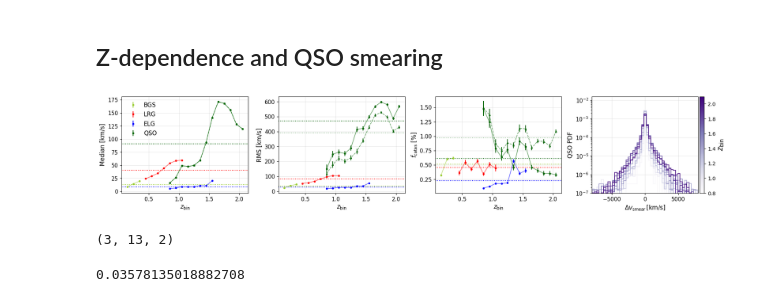
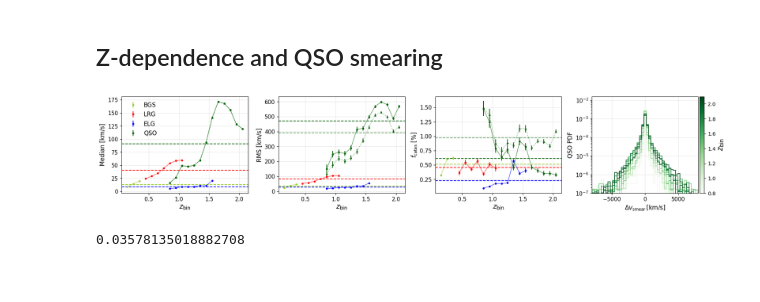
Before and after one commit to ShengyuHE/desi_y3_redshift_errors, a Jupyter notebook: main/repeat_obs/notebooks/dv_distribution.ipynb, the cells around one changed output. Drawn from its saved outputs; the diff is of its cells as text; code cells hidden in the pictures.

```diff
--- a/main/repeat_obs/notebooks/dv_distribution.ipynb
+++ b/main/repeat_obs/notebooks/dv_distribution.ipynb
@@ -53,7 +56,7 @@ def get_cthr(tracer):
 # %%
 # plot the overall dv distribution
 fig = plt.figure(figsize=(18, 3))
-gs = gridspec.GridSpec(1,4,wspace=0.12,hspace=0.1,left=0.05, right=0.98, top=0.95, bottom=0.05)
+gs = gridspec.GridSpec(1,4,wspace=0.12,hspace=0.1)
 
 tracers = ['BGS', 'LRG', 'ELG', 'QSO']
 for idx, tracer in enumerate(tracers):
@@ -106,7 +109,7 @@ for idx, tracer in enumerate(tracers):
         ax_in.spines[spine].set_linewidth(0.8)
 
 if save_fig == True:
-    plt.savefig(OVERLEAF_DIR+f'/hist_model_redshift_errors', dpi=300, bbox_inches='tight')
+    plt.savefig(OVERLEAF_DIR+f'/hist_redshift_errors', dpi=300, bbox_inches='tight')
 # %% [output]
 BGS z (0.1, 0.4) Median:13.32 RMS:35.99 fc:0.51%
 LRG z (0.4, 1.1) Median:40.68 RMS:82.12 fc:0.46%
@@ -115,0 +119,27 @@ QSO z (0.8, 2.1) Median:90.96 RMS:471.24 fc:0.61%
+# %%
+# the assymetric distribution of dv
+for tracer in ['LRG','ELG','QSO']:
+    step = 0.1
+    if tracer == 'QSO': step=0.2
+    (zmin, zmax) = REDSHIFT_OVERALL[tracer[:3]]
+    catasmin, catasmax, catasbin = 1, 6, 0.2
+    bins = np.arange(catasmin, catasmax, catasbin)
+    zrange = np.round(np.arange(zmin, zmax+ step/2, step), 1)
+    zbins = list(zip(zrange[:-1], zrange[1:]))
+
+    # plot
+    fig = plt.figure(figsize=(20, 3))
+    gs = gridspec.GridSpec(1,len(zbins),wspace=0.05,hspace=0.1)
+    for indz, (z1, z2) in enumerate(zbins):
+        dv = generate_dv(tracer[:3], z1, z2)
+        dv_pos = dv[dv > 0]
+        dv_neg = dv[dv < 0]
+        ax = plt.subplot(gs[indz])
+        ax.hist(np.log10(dv_pos), bins=bins, histtype='step', lw=1.4, color='red',  label=f'dv > 0')
+        ax.hist(np.log10(-dv_neg), bins=bins, histtype='step', lw=1.4, color='blue', label=f'dv < 0')
+        ax.set_yscale("log")
+        if indz>0:
+            ax.set_yticklabels([])
+        ax.set_title(f'{tracer} z{z1}-{z2}')
+        if indz==0:
+            ax.legend()
@@ -167,16 +201,16 @@ for idxt, tracer in enumerate(tracers):
                     marker= '^' if tracer == 'QSO_3cut' else 'o', markersize=3,
                     color = color, linestyle='none',)
         if idxt == 4:
-            ax.plot(zmid_list, means, color=color, lw=1.2, alpha=0.6, ls='--')
+            ax.plot(zmid_list, means, color=color, lw=1.2, alpha=0.6, ls=':')
         else:
             ax.plot(zmid_list, means, color=color, lw=1.2, alpha=0.6)
         # === add horizontal line for global value ===
         yvalue = overall_values[tracer][idxq]
         yvar = metrics_tab[metrics_tab["tracer"] == f"{tracer[:3]}_z{zmin}_{zmax}"][qlabels[idxq]][0]
-        ax.axhline(y=yvalue, color=color, linestyle=':', lw=1.4, alpha=0.4 if tracer == 'QSO_3cut' else 1.0)
+        ax.axhline(y=yvalue, color=color, linestyle='--', lw=1.4, alpha=0.6 if tracer == 'QSO_3cut' else 1.0)
         # ax.axhspan(yvalue-yvar, yvalue+yvar, color=color, alpha=0.3)
         # plot axes settings
-        ax.set_xlabel(r"$z_{\mathrm{bin}}$", fontsize=12)
+        ax.set_xlabel(r"$z_{\mathrm{bin}}$", fontsize=14)
         ax.set_ylabel(ylabel, fontsize=12)
         ax.tick_params(axis='both', labelsize=11)
         ax.grid(alpha=0.3)
@@ -195,44 +229,40 @@ for idxt, tracer in enumerate(tracers):
         dv_edges = np.linspace(-cthr, cthr, 60)
         dv_centers = 0.5 * (dv_edges[:-1] + dv_edges[1:])
         # colormap to encode redshift
-        cmap = plt.cm.Purples
+        cmap = plt.cm.Greens
         norm = plt.Normalize(vmin=z_edges[0], vmax=z_edges[-1])
         for (z1, z2), zmid in zip(zbins, z_mids):
             dv = generate_dv('QSO', z1, z2)
             dv_smear = dv[abs(dv) < cthr]
             # counts, _ = np.histogram(dv_smear, bins=dv_edges, density=True)
             # axh.plot(
             #     dv_centers, counts,
             #     color=cmap(norm(zmid)), lw=1.2,
             #     label=f"{zmid:.1f}" if zmid in z_mids[::3] else None  # fewer labels
             # )
             axh.hist(
                 dv_smear, bins=dv_edges,
                 histtype='step', density=True,
                 color=cmap(norm(zmid)), lw=1.2,
                 label=f"{zmid:.1f}" if zmid in z_mids[::3] else None  # fewer labels
             )
         # plot axes settings
         axh.set_xlabel(r"$ \Delta v_{\mathrm{smear}} \, [\mathrm{km/s}]$", fontsize=12)
         axh.set_ylabel(r"QSO PDF", fontsize=12)
         axh.set_yscale('log')   # log-y usually helps span the tail
         axh.set_xlim(-cthr+2000, cthr-2000)
         axh.tick_params(axis='both', labelsize=11)
         axh.grid(alpha=0.3)
         axh.set_ylim(10**(-7.), 10**(-1.8))
         # colorbar for redshift
         sm = plt.cm.ScalarMappable(cmap=cmap, norm=norm)
         sm.set_array([])
         cbar = fig.colorbar(sm, ax=axh, pad=0.01)
         cbar.set_label(r"$z_{\mathrm{bin}}$", fontsize=15)
 if save_fig == True:
-    plt.savefig(OVERLEAF_DIR+f'/scatter_z_dependence', dpi=300, bbox_inches='tight')
+    plt.savefig(OVERLEAF_DIR+f'/plot_z_dependence', dpi=300, bbox_inches='tight')
 # %% [output]
-[figure, old version]
+[figure, new version]
-# %%
-np.shape(metric_lists)
-# %% [output]
-(3, 13, 2)
 # %%
 yvar = metrics_tab[metrics_tab["tracer"] == f"{tracer}_z{zmin}_{zmax}"][qlabels[idxq]][0]
 yvar
```
Also changed, not shown: parts of 3 cells of this notebook, 11 other files.
